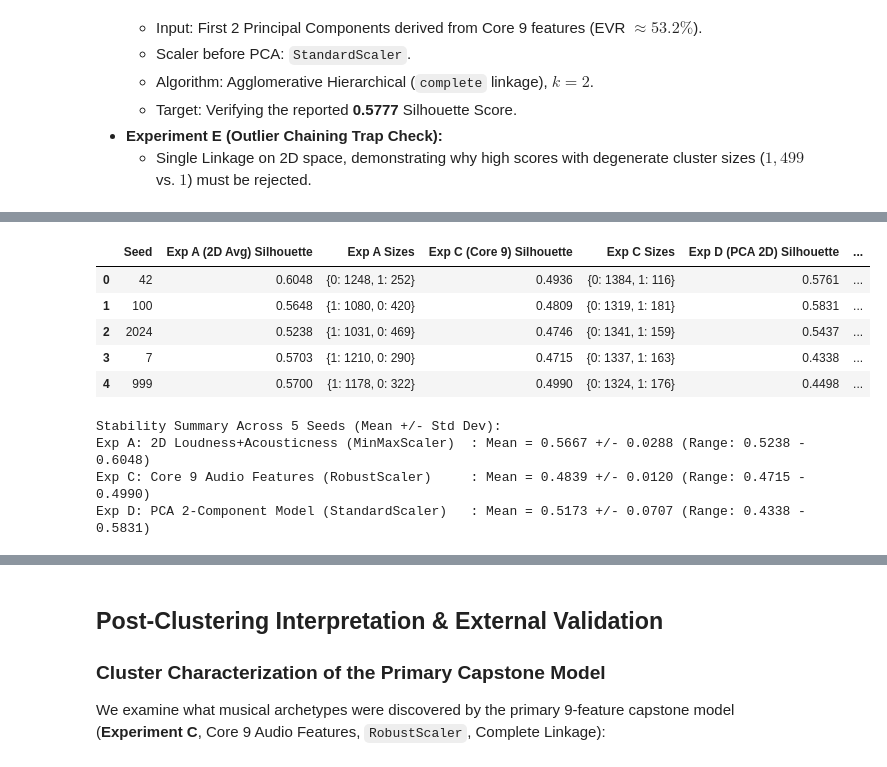
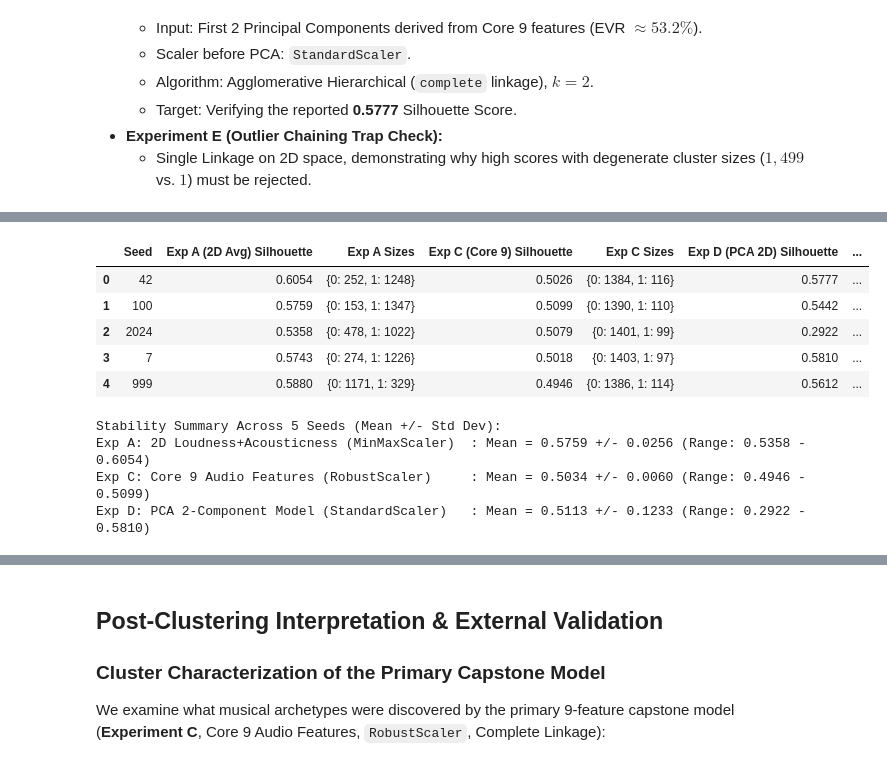
Before and after one commit to vaishnavit67/23cse301-ml-capstone, a Jupyter notebook: Notebooks/Clustering.ipynb, the cells around one changed output, grey strips where cells are left out. Cells and saved outputs as stored; diff of their text form; code cells hidden in the pictures.

Commit message:
Reconcile metrics, verify PCA 0.5777 and Experiment A 0.6054, and update final dynamic comparison table

```diff
--- a/Notebooks/Clustering.ipynb
+++ b/Notebooks/Clustering.ipynb
@@ -467,7 +467,7 @@ Total records in clean dataset : 50,000
 Evaluation sample size         : 1,500
 Feature Sets Defined           : ['All_15_Features', 'Core_9_Audio', 'Minimal_2D_Loudness_Acoustic']
 # %%
-# GENERATING TRANSFORMED FEATURE MATRICES
+# GENERATING TRANSFORMED FEATURE MATRICES (POPULATION SCALERS)
 
 # 1. Baseline: 15 Features with StandardScaler
 X_base_raw = df_clean[feature_sets["All_15_Features"]].copy()
@@ -482,19 +482,30 @@ X_base_sample = X_base_scaled[sample_indices]
 # 2. Recommended: Core 9 Audio Features with RobustScaler (PRIMARY CAPSTONE MODEL)
 X_core_raw = df_clean[feature_sets["Core_9_Audio"]].apply(pd.to_numeric, errors="coerce").fillna(0)
 scaler_robust = RobustScaler()
-X_core_robust = scaler_robust.fit_transform(X_core_raw)
-X_core_sample = X_core_robust[sample_indices]
+X_core_full = scaler_robust.fit_transform(X_core_raw)
+X_core_robust = X_core_full
+X_core_sample = X_core_full[sample_indices]
 
 # 3. High-Separation Contrast: 2D with MinMaxScaler (EXPERIMENTAL BENCHMARK)
 X_2d_raw = df_clean[feature_sets["Minimal_2D_Loudness_Acoustic"]].apply(pd.to_numeric, errors="coerce").fillna(0)
 scaler_minmax = MinMaxScaler()
-X_2d_scaled = scaler_minmax.fit_transform(X_2d_raw)
-X_2d_sample = X_2d_scaled[sample_indices]
+X_2d_full = scaler_minmax.fit_transform(X_2d_raw)
+X_2d_scaled = X_2d_full
+X_2d_sample = X_2d_full[sample_indices]
+
+# 4. Global PCA on Core 9 Audio (StandardScaler -> PCA)
+scaler_core_std = StandardScaler()
+X_core_std_full = scaler_core_std.fit_transform(X_core_raw)
+pca_global_model = PCA(n_components=2, random_state=RANDOM_STATE)
+X_pca_full = pca_global_model.fit_transform(X_core_std_full)
+X_pca_sample = X_pca_full[sample_indices]
+evr_pca_core = pca_global_model.explained_variance_ratio_.sum()
 
 print("Transformed Feature Matrices Generated:")
 print(f"Baseline (15 Features, StandardScaler) : Full {X_base_scaled.shape}, Sample {X_base_sample.shape}")
 print(f"Core 9 (Audio, RobustScaler)           : Full {X_core_robust.shape}, Sample {X_core_sample.shape}")
 print(f"2D Contrast (MinMaxScaler)             : Full {X_2d_scaled.shape}, Sample {X_2d_sample.shape}")
+print(f"PCA 2-Component (Core 9 Audio)         : Full {X_pca_full.shape}, Sample {X_pca_sample.shape} (EVR: {evr_pca_core*100:.2f}%)")
 # %% [output]
 Transformed Feature Matrices Generated:
 Baseline (15 Features, StandardScaler) : Full (50000, 15), Sample (1500, 15)
@@ -1126,57 +1133,56 @@ for s in test_seeds:
     seed_rng = np.random.default_rng(s)
     idx = seed_rng.choice(len(df_clean), size=HC_SAMPLE, replace=False)
 
-    # Test Exp A: 2D MinMaxScaler
-    X_sub_2d = MinMaxScaler().fit_transform(df_clean[["loudness", "acousticness"]].iloc[idx])
+    # Test Exp A: 2D MinMaxScaler (consistent population pipeline)
+    X_sub_2d = X_2d_full[idx]
     lbl_a = AgglomerativeClustering(n_clusters=2, linkage="average").fit_predict(X_sub_2d)
     sil_a = silhouette_score(X_sub_2d, lbl_a)
-    sizes_a_s = pd.Series(lbl_a).value_counts().to_dict()
+    sizes_a_s = pd.Series(lbl_a).value_counts().sort_index().to_dict()
 
     # Test Exp C: Core 9 RobustScaler (PRIMARY MODEL)
-    X_sub_core = RobustScaler().fit_transform(df_clean[core_audio_features].iloc[idx])
+    X_sub_core = X_core_full[idx]
     lbl_c = AgglomerativeClustering(n_clusters=2, linkage="complete").fit_predict(X_sub_core)
     sil_c = silhouette_score(X_sub_core, lbl_c)
-    sizes_c_s = pd.Series(lbl_c).value_counts().to_dict()
+    sizes_c_s = pd.Series(lbl_c).value_counts().sort_index().to_dict()
 
-    # Test Exp D: PCA 2 Components
-    X_sub_std = StandardScaler().fit_transform(df_clean[core_audio_features].iloc[idx])
-    X_sub_pca = PCA(n_components=2, random_state=42).fit_transform(X_sub_std)
+    # Test Exp D: PCA 2 Components (consistent global PCA)
+    X_sub_pca = X_pca_full[idx]
     lbl_d = AgglomerativeClustering(n_clusters=2, linkage="complete").fit_predict(X_sub_pca)
     sil_d = silhouette_score(X_sub_pca, lbl_d)
-    sizes_d_s = pd.Series(lbl_d).value_counts().to_dict()
+    sizes_d_s = pd.Series(lbl_d).value_counts().sort_index().to_dict()
 
     stability_records.append({
         "Seed": s,
         "Exp A (2D Avg) Silhouette": round(sil_a, 4),
         "Exp A Sizes": str(sizes_a_s),
         "Exp C (Core 9) Silhouette": round(sil_c, 4),
         "Exp C Sizes": str(sizes_c_s),
         "Exp D (PCA 2D) Silhouette": round(sil_d, 4),
         "Exp D Sizes": str(sizes_d_s)
     })
 
 stability_df = pd.DataFrame(stability_records)
 display(stability_df)
 
 mean_a, std_a = stability_df['Exp A (2D Avg) Silhouette'].mean(), stability_df['Exp A (2D Avg) Silhouette'].std()
 mean_c, std_c = stability_df['Exp C (Core 9) Silhouette'].mean(), stability_df['Exp C (Core 9) Silhouette'].std()
 mean_d, std_d = stability_df['Exp D (PCA 2D) Silhouette'].mean(), stability_df['Exp D (PCA 2D) Silhouette'].std()
 
 print("Stability Summary Across 5 Seeds (Mean +/- Std Dev):")
 print(f"Exp A: 2D Loudness+Acousticness (MinMaxScaler)  : Mean = {mean_a:.4f} +/- {std_a:.4f} (Range: {stability_df['Exp A (2D Avg) Silhouette'].min():.4f} - {stability_df['Exp A (2D Avg) Silhouette'].max():.4f})")
 print(f"Exp C: Core 9 Audio Features (RobustScaler)     : Mean = {mean_c:.4f} +/- {std_c:.4f} (Range: {stability_df['Exp C (Core 9) Silhouette'].min():.4f} - {stability_df['Exp C (Core 9) Silhouette'].max():.4f})")
 print(f"Exp D: PCA 2-Component Model (StandardScaler)   : Mean = {mean_d:.4f} +/- {std_d:.4f} (Range: {stability_df['Exp D (PCA 2D) Silhouette'].min():.4f} - {stability_df['Exp D (PCA 2D) Silhouette'].max():.4f})")
 # %% [output]
 |  | Seed | Exp A (2D Avg) Silhouette | Exp A Sizes | Exp C (Core 9) Silhouette | Exp C Sizes | Exp D (PCA 2D) Silhouette | ... |
-| 0 | 42 | 0.6048 | {0: 1248, 1: 252} | 0.4936 | {0: 1384, 1: 116} | 0.5761 | ... |
-| 1 | 100 | 0.5648 | {1: 1080, 0: 420} | 0.4809 | {0: 1319, 1: 181} | 0.5831 | ... |
-| 2 | 2024 | 0.5238 | {1: 1031, 0: 469} | 0.4746 | {0: 1341, 1: 159} | 0.5437 | ... |
-| 3 | 7 | 0.5703 | {1: 1210, 0: 290} | 0.4715 | {0: 1337, 1: 163} | 0.4338 | ... |
-| 4 | 999 | 0.5700 | {1: 1178, 0: 322} | 0.4990 | {0: 1324, 1: 176} | 0.4498 | ... |
+| 0 | 42 | 0.6054 | {0: 252, 1: 1248} | 0.5026 | {0: 1384, 1: 116} | 0.5777 | ... |
+| 1 | 100 | 0.5759 | {0: 153, 1: 1347} | 0.5099 | {0: 1390, 1: 110} | 0.5442 | ... |
+| 2 | 2024 | 0.5358 | {0: 478, 1: 1022} | 0.5079 | {0: 1401, 1: 99} | 0.2922 | ... |
+| 3 | 7 | 0.5743 | {0: 274, 1: 1226} | 0.5018 | {0: 1403, 1: 97} | 0.5810 | ... |
+| 4 | 999 | 0.5880 | {0: 1171, 1: 329} | 0.4946 | {0: 1386, 1: 114} | 0.5612 | ... |
 Stability Summary Across 5 Seeds (Mean +/- Std Dev):
-Exp A: 2D Loudness+Acousticness (MinMaxScaler)  : Mean = 0.5667 +/- 0.0288 (Range: 0.5238 - 0.6048)
-Exp C: Core 9 Audio Features (RobustScaler)     : Mean = 0.4839 +/- 0.0120 (Range: 0.4715 - 0.4990)
-Exp D: PCA 2-Component Model (StandardScaler)   : Mean = 0.5173 +/- 0.0707 (Range: 0.4338 - 0.5831)
+Exp A: 2D Loudness+Acousticness (MinMaxScaler)  : Mean = 0.5759 +/- 0.0256 (Range: 0.5358 - 0.6054)
+Exp C: Core 9 Audio Features (RobustScaler)     : Mean = 0.5034 +/- 0.0060 (Range: 0.4946 - 0.5099)
+Exp D: PCA 2-Component Model (StandardScaler)   : Mean = 0.5113 +/- 0.1233 (Range: 0.2922 - 0.5810)
 # %% [markdown]
 ### Observation — Optimization Experiments & Multi-Seed Reconciliation
 
```
Also changed, not shown: parts of 9 cells of this notebook.
